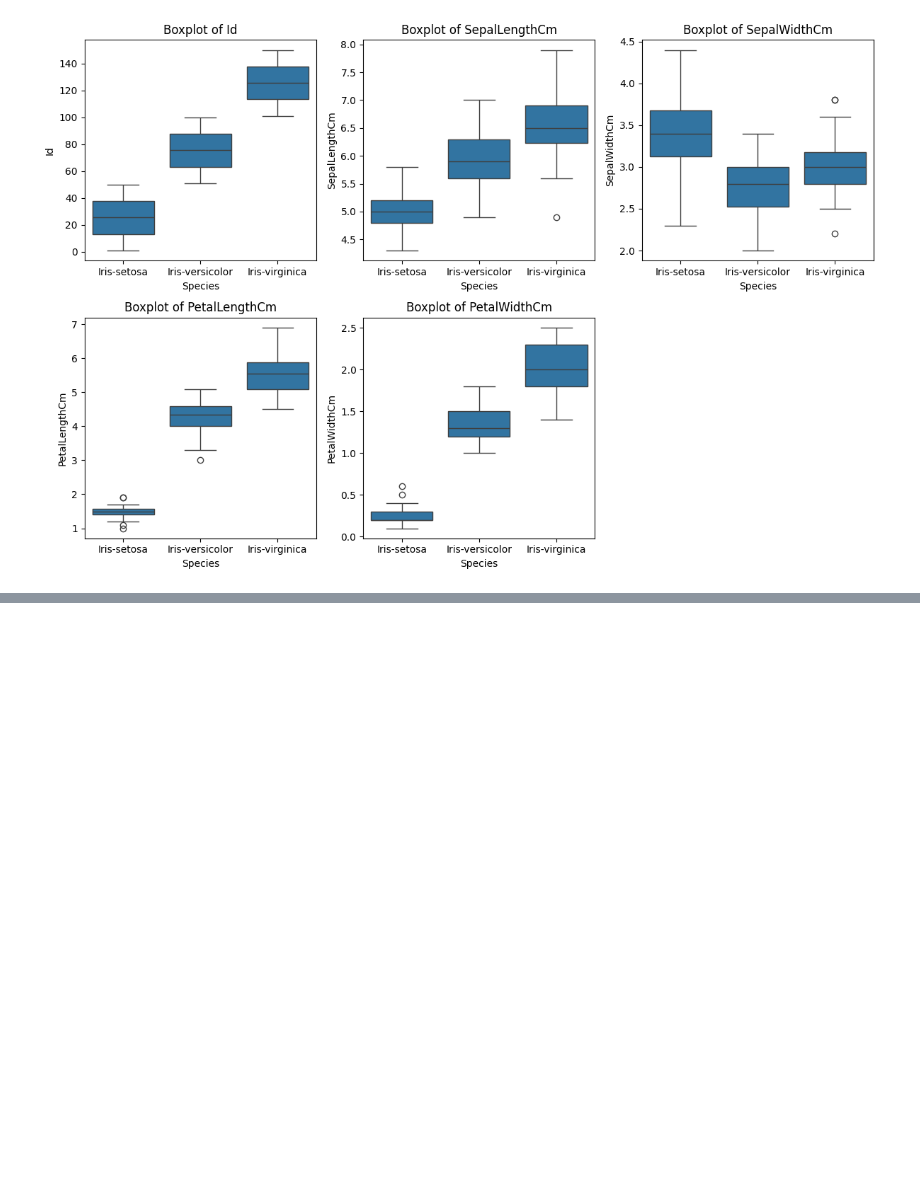
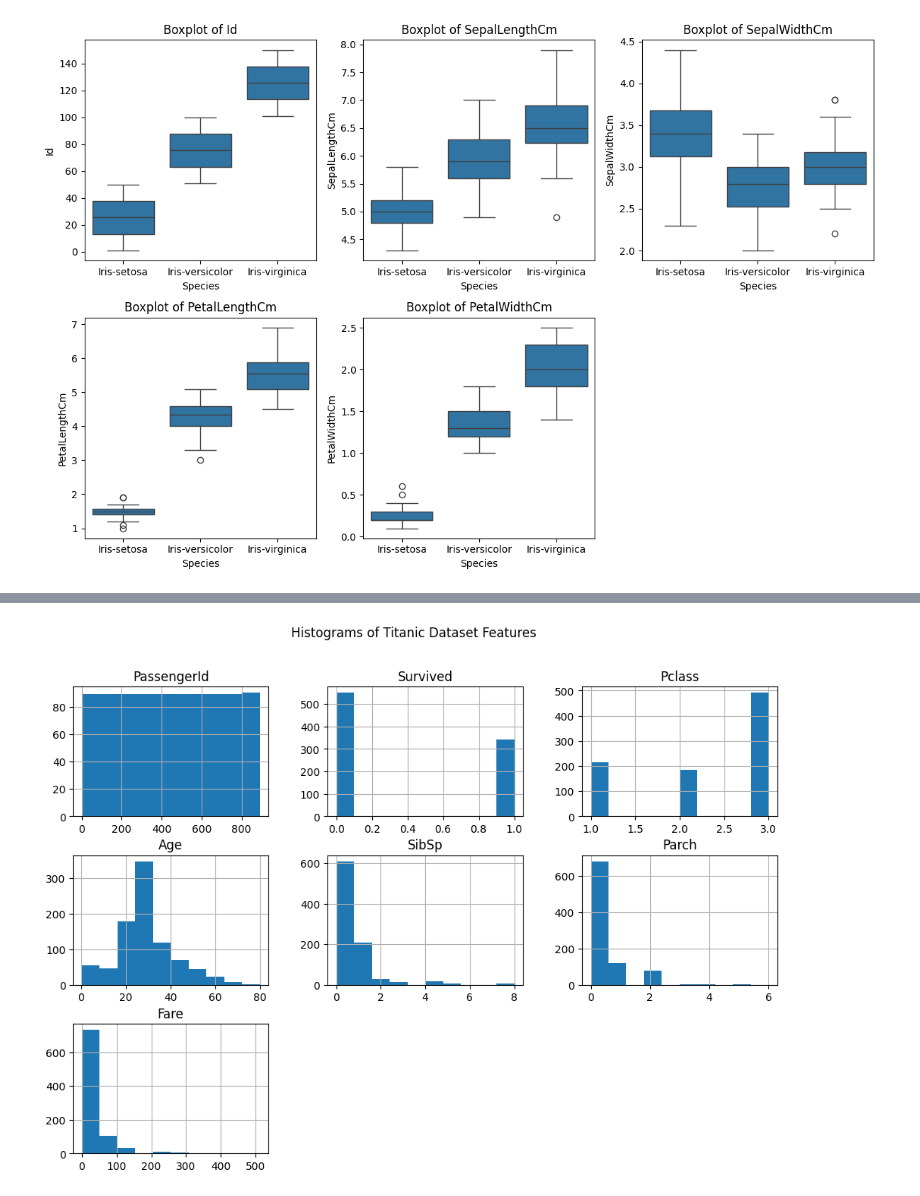
Before and after one commit to shivanjalikarande/DSBDAL, a Jupyter notebook: Assign_6.ipynb, the cells around one changed output, grey strips where cells are left out. Drawn from its saved outputs; the diff is of its cells as text; code cells hidden in the pictures; blank space fills up the shorter version.

```diff
--- a/Assign_6.ipynb
+++ b/Assign_6.ipynb
@@ -47,3 +52,7 @@ plt.tight_layout()
 plt.show()
 # %% [output]
 [figure]
+# %%
+# Titanic Dataset
+ndf = pd.read_csv("/home/pict/31442_DSBDAL/titanic.csv")
+ndf.head(10)
@@ -49,0 +107,7 @@ plt.show()
+# %%
+# 2. Create histograms for each feature
+ndf.hist(bins=10, figsize=(12, 8))
+plt.suptitle('Histograms of Titanic Dataset Features')
+plt.show()
+# %% [output]
+[figure, added]
```
Also changed, not shown: parts of 8 cells of this notebook.
